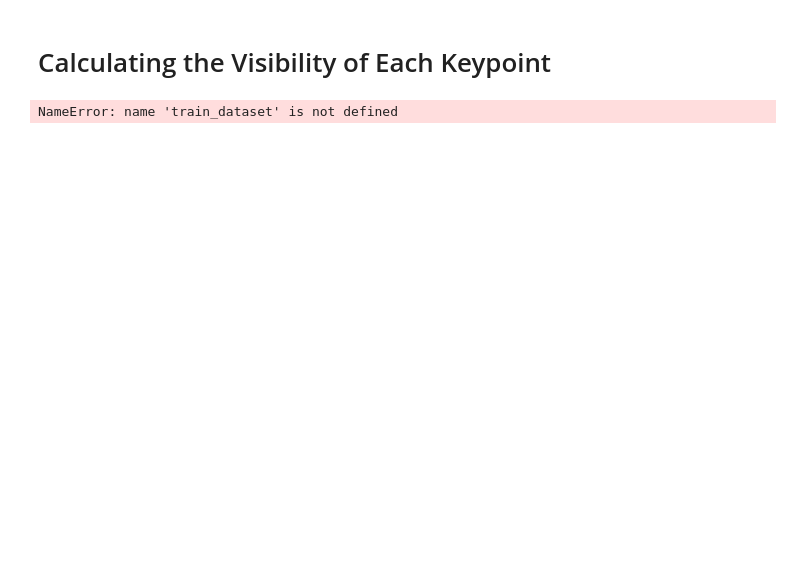
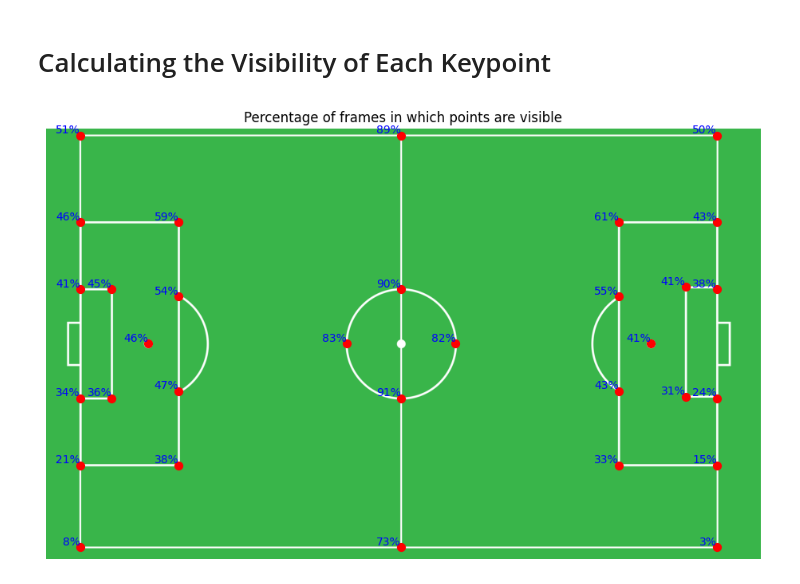
Before and after one commit to mradovic38/football_analysis, a Jupyter notebook: analysis/keypoints_detection.ipynb, the cells around one changed output. Drawn from its saved outputs; the diff is of its cells as text; code cells hidden in the pictures; blank space fills up the shorter version.

Commit message:
Keypoints dataset downloading. Keypoints detection analysis

```diff
--- a/analysis/keypoints_detection.ipynb
+++ b/analysis/keypoints_detection.ipynb
@@ -10,7 +37,7 @@ import numpy as np
 # %%
-train_dataset = load_tfrecords("data/train.tfrecord") # TODO: change to a real file
-val_dataset = load_tfrecords("data/val.tfrecord") # TODO: change to a real file
-val_dataset = load_tfrecords("data/test.tfrecord") # TODO: change to a real file
+train_dataset = load_tfrecords("data/keypoints/tfrecords/train.tfrecord")
+val_dataset = load_tfrecords("data/keypoints/tfrecords/valid.tfrecord")
+test_dataset = load_tfrecords("data/keypoints/tfrecords/test.tfrecord")
 # %% [markdown]
 # Plotting Data Example
 # %%
@@ -59,32 +85,32 @@ def calculate_visibility(dataset):
 all_dataset = train_dataset.concatenate(val_dataset).concatenate(test_dataset)
 visibility_percentage = calculate_visibility(all_dataset)
 
 top_down_keypoints = np.array([
   [98, 19], [98, 268], [98, 460], [98, 773], [98, 964], [98, 1199], # 0-5
   [188, 460], [188, 773], # 6-7
   [292, 616], # 8
   [380, 268], [380, 481], [380, 752], [380, 964], # 9-12
   [1017, 19], [1017, 460], [1017, 773], [1017, 1199], # 13-16
   [1641, 268], [1641, 481], [1641, 752], [1641, 964], # 17-20
   [1733, 616], # 21
   [1833, 453], [1833, 767], # 22-23
   [1923, 19], [1923, 268], [1923, 460], [1923, 773], [1923, 964], [1923, 1199], # 24-29
   [861, 616], [1174, 616] # 30-31
 ])
 
-template = cv2.imread('2d_football_pitch.png')
+template = cv2.imread('data/2d_football_pitch.png')
 template = cv2.cvtColor(template, cv2.COLOR_BGR2RGB)
 
 plt.figure(figsize=(12,7))
 plt.title("Percentage of frames in which points are visible")
 plt.axis(False)
 plt.imshow(template)
 
 for i, percentage in enumerate(visibility_percentage):
   plt.scatter(top_down_keypoints[i][0], top_down_keypoints[i][1], s=50, c='red', marker='o')
   plt.text(top_down_keypoints[i][0], top_down_keypoints[i][1], f'{round(percentage)}%', fontsize=10, color='blue', ha='right', va='bottom')
 
 plt.savefig('../output_videos/percentage_of_visible_frames_for_each_point.png')
 plt.show()
 # %% [output]
-NameError: name 'train_dataset' is not defined
+[figure, added]
```
Also changed, not shown: parts of 4 cells of this notebook, 7 other files.
